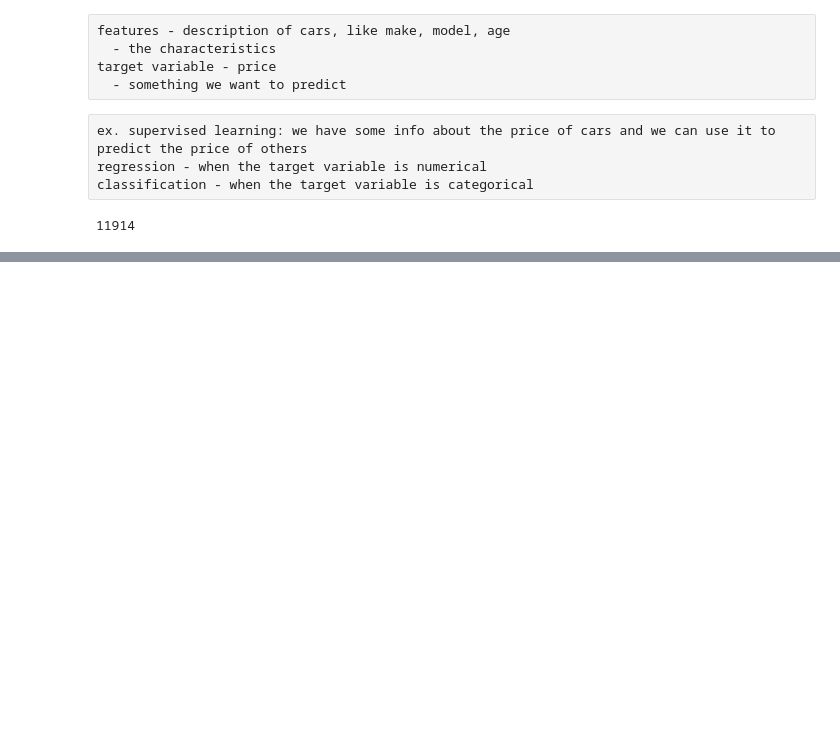
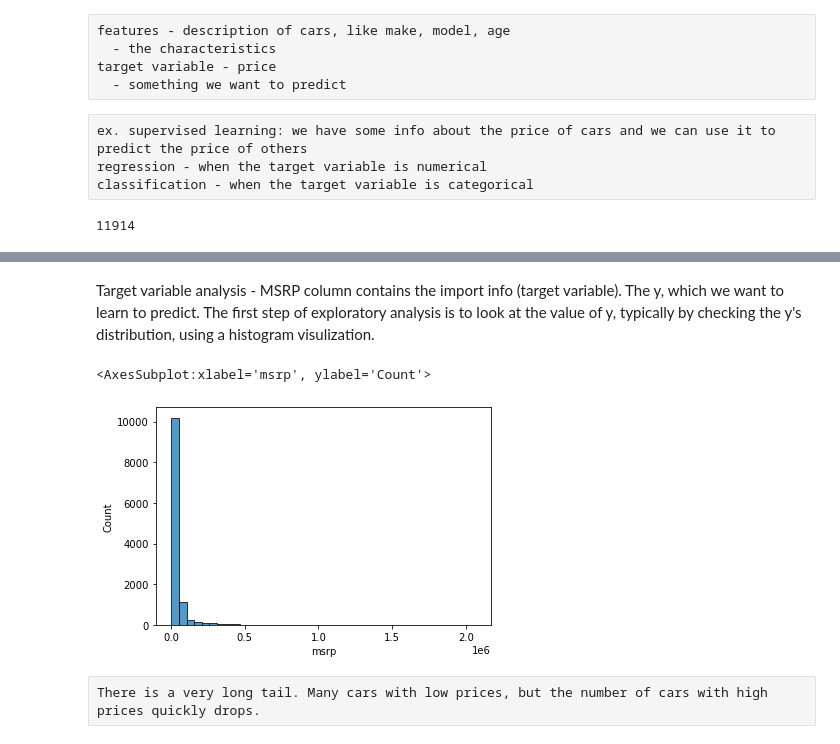
Before and after one commit to MarcBernstein0/raizel-practice-questions, a Jupyter notebook: notebook/Car_Predictions_ML.ipynb, the cells around one changed output, grey strips where cells are left out. Drawn from its saved outputs; the diff is of its cells as text; code cells hidden in the pictures; blank space fills up the shorter version.

Commit message:
histplot visuals

```diff
--- a/notebook/Car_Predictions_ML.ipynb
+++ b/notebook/Car_Predictions_ML.ipynb
@@ -57,3 +57,10 @@ classification - when the target variable is categorical
 len(data)
 # %% [output]
 11914
+# %%
+#replacing all the column names with lower case and underscore seperators
+data.columns = data.columns.str.lower().str.replace(' ','_')
+# %%
+#filtering for columns with the str dtype (need .index otherwise it ouputs values and just shows 'O')
+str_cols = list(data.dtypes[data.dtypes == 'object'].index)
+str_cols
@@ -59,0 +76,4 @@ len(data)
+# %%
+#replace empty spaces with underscore in the string columns, there's prob a faster way than a for loop to do this but I'm just following the book
+for col in str_cols:
+    data[col] = data[col].str.lower().str.replace(' ', '_')
@@ -59,0 +106,9 @@ len(data)
+# %% [markdown]
+Target variable analysis - MSRP column contains the import info (target variable). The y, which we want to learn to predict. The first step of exploratory analysis is to look at the value of y, typically by checking the y's distribution, using a histogram visulization.
+# %%
+sns.histplot(data['msrp'], bins=40)
+# %% [output]
+<AxesSubplot:xlabel='msrp', ylabel='Count'>
+[figure, added]
+# %% [raw]
+There is a very long tail. Many cars with low prices, but the number of cars with high prices quickly drops.
```
Also changed, not shown: parts of 5 cells of this notebook.
